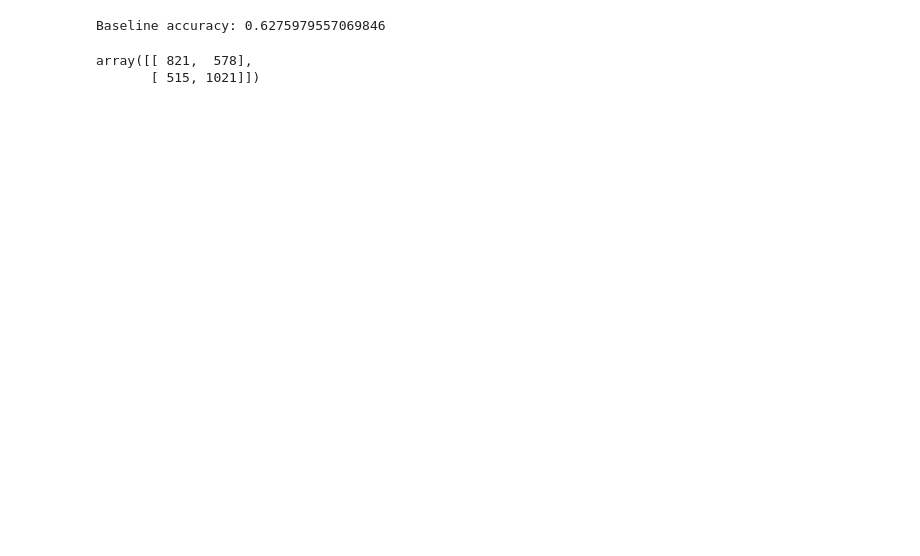
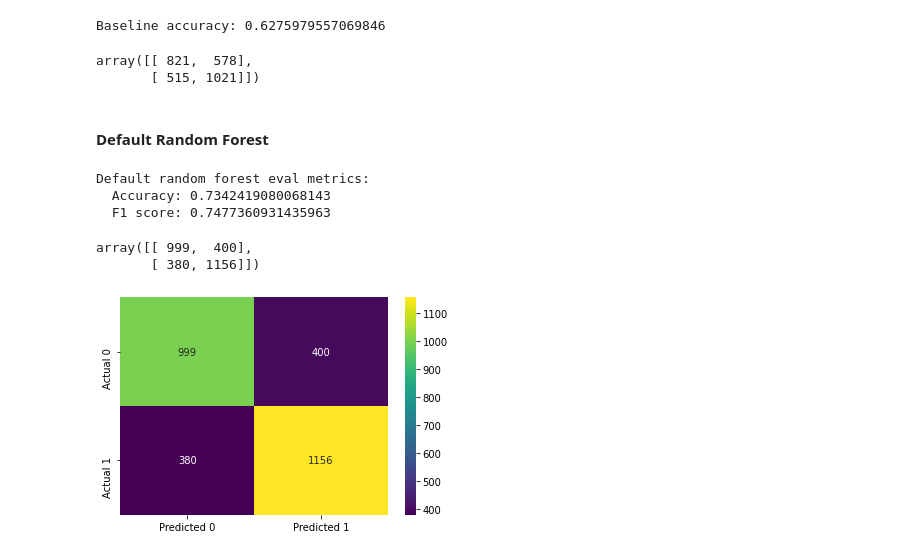
Before and after one commit to tobias-fyi/vela, a Jupyter notebook: ds/interview_prep/practice/print-fiction/print_fiction_2-03_modeling.ipynb, the cells around one changed output. Cells and saved outputs as stored; diff of their text form; code cells hidden in the pictures; blank space fills up the shorter version.

Commit message:
Started iterating on model with random forest

```diff
--- a/ds/interview_prep/practice/print-fiction/print_fiction_2-03_modeling.ipynb
+++ b/ds/interview_prep/practice/print-fiction/print_fiction_2-03_modeling.ipynb
@@ -195,3 +199,60 @@ confusion_matrix(y_val, y_pred_base)
 # %% [output]
 array([[ 821,  578],
        [ 515, 1021]])
+# %% [markdown]
+#### Default Random Forest
+# %%
+# === Default random forest model === #
+
+def_drop_columns = [
+    "title",
+    "author",
+    "language",
+]
+
+X2_train = X_train.drop(columns=def_drop_columns)
+X2_val = X_val.drop(columns=def_drop_columns)
+X2_test = X_test.drop(columns=def_drop_columns)
+
+rf1_pipe2 = Pipeline([
+    ("encoder", ce.OrdinalEncoder()),
+    ("imputer", SimpleImputer(strategy="median")),
+    ("rfc", RandomForestClassifier(random_state=92)),
+])
+
+# Train default random forest
+rf1_pipe.fit(X2_train, y_train)
+
+# Made predictions to get validation accuracy
+y_pred_rf1 = rf1_pipe.predict(X2_val)
+
+# Compute evaluation metrics
+print("Default random forest eval metrics:")
+print("  Accuracy:", accuracy_score(y_val, y_pred_rf1))
+print("  F1 score:", f1_score(y_val, y_pred_rf1))
+# %% [output]
+Default random forest eval metrics:
+  Accuracy: 0.7342419080068143
+  F1 score: 0.7477360931435963
+# %%
+# === Baseline confusion matrix === #
+confusion_matrix(y_val, y_pred_rf1)
+# %% [output]
+array([[ 999,  400],
+       [ 380, 1156]])
+# %%
+from sklearn.utils.multiclass import unique_labels
+
+unique_labels(y_val)
+
+def plot_confusion_matrix(y_true, y_pred):
+    labels = unique_labels(y_true)
+    columns = [f'Predicted {label}' for label in labels]
+    index = [f'Actual {label}' for label in labels]
+    table = pd.DataFrame(confusion_matrix(y_true, y_pred),
+                         columns=columns, index=index)
+    return sns.heatmap(table, annot=True, fmt='d', cmap='viridis')
+
+plot_confusion_matrix(y_val, y_pred_rf1);
+# %% [output]
+[figure, added]
```
Also changed, not shown: parts of 12 cells of this notebook.
